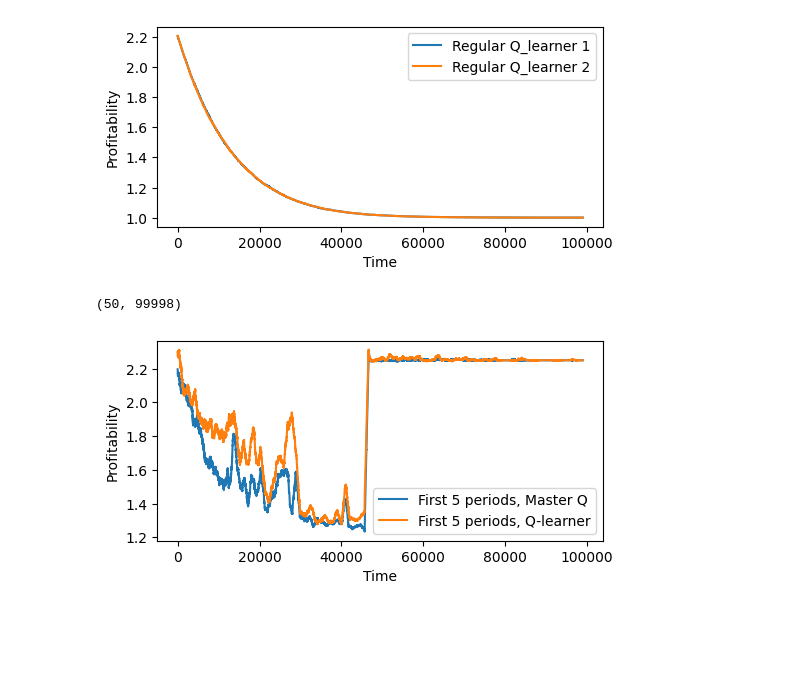
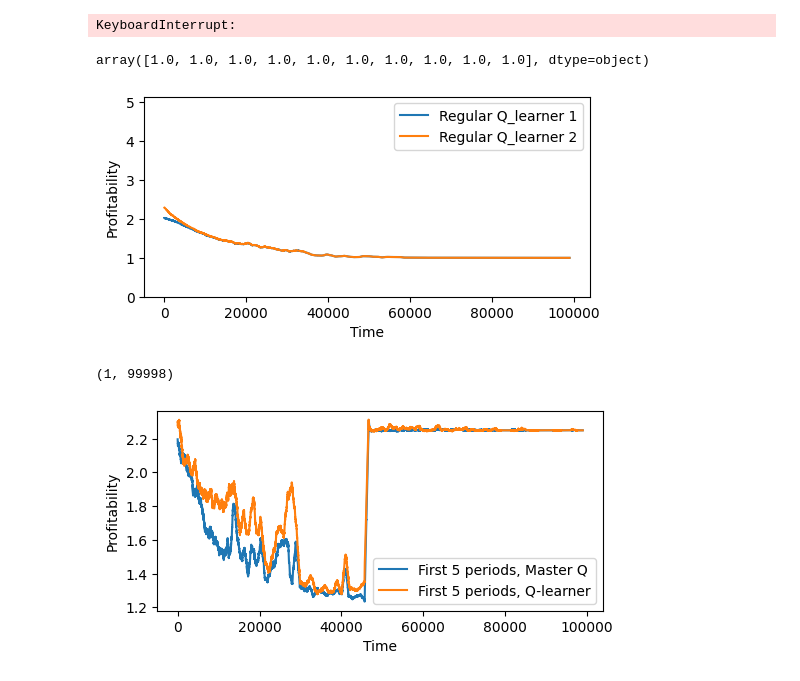
Before and after one commit to mortenvk/SpecialeProjekt, a Jupyter notebook: npc_2nd - Master Q.ipynb, the cells around one changed output. Drawn from its saved outputs; the diff is of its cells as text; code cells hidden in the pictures; blank space fills up the shorter version.

```diff
--- a/NewPD_MasterQ copy.ipynb
+++ b/npc_2nd - Master Q.ipynb
@@ -39,6 +45,21 @@ def npc_player(options, q_table, epsilon, prev, time):
     else:
         npc_choice = 1
     return npc_choice
+# %%
+@njit
+def npc_player_gen2(options, q_table, epsilon, prev_q, prev_npc, iq_counter, jnpc_counter):
+    if prev_q[iq_counter-3] ==0 and prev_q[iq_counter-2]==0 and prev_q[iq_counter-1]==0:
+        npc_choice = 1
+        #print('Choices', prev_q, prev_npc, iq_counter, jnpc_counter)
+    elif prev_q[iq_counter-4] ==0 and prev_q[iq_counter-3]==0 and prev_q[iq_counter-2]==0:
+        #print(prev_npc[jnpc_counter-1])#int(prev_q[iq_counter-1])==0 and prev_npc[jnpc_counter-1]==1:
+
+        npc_choice = 0
+        #print('CASE')
+    else:
+        #print('tit4tat')
+        npc_choice = int(prev_q[iq_counter-1])
+    return npc_choice
 # %%
 @njit
 def regular_update(Q, prev, alpha, delta, prices, indic):
@@ -116,7 +137,6 @@ def PD_game(q_table, options, periods, alpha, theta, delta):
     a = len(options)
     Simple_Q_Table = np.zeros((a, a))
     interval_size = periods/15
-    print("interval",interval_size)
     prev_choices = np.zeros((2,2), dtype=numba.int64)
     reward_arr = np.zeros(int(periods-2))
     reward_arr_p2 = np.zeros(int(periods-2))
@@ -137,7 +157,7 @@ def PD_game(q_table, options, periods, alpha, theta, delta):
                 #print("TimeCHeck",time_for_q,time_for_q)
                 #print('time for q', time_for_q, 'prev time for q', prev_time_for_q, "prev", prev_choices)
                 #update(q_table, prev_choices, alpha, delta, options, time_for_q, prev_time_for_q, t, interval_size)
-                #p_i = master_q_player(options, q_table, epsilon, prev_choices[1,1], time_for_q)
+                #p_i =int(master_q_player(options, q_table, epsilon, prev_choices[1,1], time_for_q))
 
                 #In Case of Q opponent:
                 regular_update(Simple_Q_Table, prev_choices, alpha, delta, options, 1)
@@ -146,22 +166,24 @@ def PD_game(q_table, options, periods, alpha, theta, delta):
                 prev_choices[0,0] = prev_choices[0,1]
                 prev_choices[0,1] = p_i
                 prev_choices[1,0] = prev_choices[1,1]
-                all_choices1[i_counter] = (options[p_i])
+                all_choices1[i_counter] = int(options[p_i])
                 i_counter += 1
                 #print('Spiller 1 tur: p:', prices[p_i],' p_j: ', prices[prev_p[1,1]],'iteration:', t,'Q_table: \n', Q_table)
                 reward_arr[t-3], reward_arr_p2[t-3] = PD_rewards(prev_choices[0,1], prev_choices[1,1])
             else:
                 #In Case of Q opponent:
-                regular_update(Simple_Q_Table, prev_choices, alpha, delta, options, 2)
-                p_j = simple_Q_learner(options, Simple_Q_Table, epsilon, prev_choices[0,1])
+                #regular_update(Simple_Q_Table, prev_choices, alpha, delta, options, 2)
+                #p_j = simple_Q_learner(options, Simple_Q_Table, epsilon, prev_choices[0,1])
                 #a hard coded opponent:
                 #p_j= npc_player(options, q_table, 0, all_choices1,j_counter)
+
+                p_j = int(npc_player_gen2(options, q_table, 0, all_choices1, all_choices2, j_counter, i_counter))
 
 
                 prev_choices[1,0] = prev_choices[1,1]
                 prev_choices[1,1] = p_j
                 prev_choices[0,0] = prev_choices[0,1]
-                all_choices2[j_counter] = (options[p_j])
+                all_choices2[j_counter] = int(options[p_j])
                 j_counter += 1
                 #print('Spiller 2 tur: p:', prices[p_j], 'p_i', prices[prev_p[0,1]],' iteration: ', t,'Q_table2: \n', Q_table2)
                 reward_arr[t-3], reward_arr_p2[t-3] = PD_rewards(prev_choices[0,1], prev_choices[1,1])
@@ -174,6 +196,8 @@ def many_games(prices, periods, alpha, theta, learners, delta, init_q):
     total_opt_arr = np.zeros((learners, 49), dtype = np.ndarray)
     avg_profit = np.zeros(learners)
     avg_profit2 = np.zeros(learners)
+    total_choice_arr = np.zeros((learners,int(periods/2)-1),dtype=np.ndarray)
+    total_choice_arr2 = np.zeros((learners,int(periods/2)-1),dtype=np.ndarray)
     change_arr = np.zeros((1,25))
     change_arr2 = np.zeros((1,25))
     init_Q = init_q #np.zeros((10,2,2))
@@ -182,15 +206,17 @@ def many_games(prices, periods, alpha, theta, learners, delta, init_q):
         all_choices1, all_choices2, reward_arr, reward_arr_p2, q_table = PD_game(init_Q, prices, periods, alpha, theta, delta)
         total_pro_arr[i] = reward_arr
         total_pro_arr2[i] = reward_arr_p2
+        total_choice_arr[i] = all_choices1
+        total_choice_arr2[i] = all_choices2
         #total_opt_arr[i] = arr_opt_i
         avg_profit[i] = np.mean(reward_arr[-10000:])
         avg_profit2[i] = np.mean(reward_arr_p2[-10000:])
         init_Q = q_table
 
-    return total_pro_arr, total_pro_arr2, avg_profit, avg_profit2, init_Q
+    return total_pro_arr, total_pro_arr2, avg_profit, avg_profit2, init_Q, total_choice_arr, total_choice_arr2
 # %%
 options = np.array([0,1])
 init_Q = np.zeros((15,2,2))
-rewards_p1, rewards_p2, avg_prof, avg_prof2, final_Q = many_games(options, 100000, 0.3, 0.0000922, 100 ,0.95, init_Q)
+rewards_p1, rewards_p2, avg_prof, avg_prof2, final_Q, choices1, choices2 = many_games(options, 100000, 0.3, 0.0000922, 100 ,0.95, init_Q)
 final_Q
 # %% [output]
@@ -228,6 +254,13 @@ array([[[0., 0.],
 
        [[0., 0.],
         [0., 0.]]])
+# %%
+np.histogram(choices1)
+plt.hist(choices1)
+
+plt.show()
+# %% [output]
+KeyboardInterrupt:
 # %%
 def moving_avg(fst_arr, snd_arr, window_size):
 
@@ -254,34 +287,40 @@ def moving_avg(fst_arr, snd_arr, window_size):
 
 def prof_means(prof_arr1, prof_arr2):
     return np.mean(prof_arr1, axis=0), np.mean(prof_arr2, axis=0)
+# %%
+last_ten_q = np.array(choices1[99,-10:])
+last_ten = np.array(choices2[99,-10:])
+last_ten_q
+# %% [output]
+array([1.0, 1.0, 1.0, 1.0, 1.0, 1.0, 1.0, 1.0, 1.0, 1.0], dtype=object)
 # %%
 samlet_prof, samlet_prof2 = prof_means(rewards_p1, rewards_p2)
 # %%
 
 profitability_arr, profitability_arr2 = moving_avg(samlet_prof, samlet_prof2, 1000)
 avg_timend = time.time()
 #print('ending moving average. time: ', (avg_timend - avgtime))
 #np.savetxt("<file>.csv", moving_averages, delimiter = ',')
 #print(moving_averages)
 
 t_arr1 = np.arange(0,98999)
 t_arr2 = np.arange(0,98999)
 fig, ax = plt.subplots(figsize =(5.75, 2.6))
 plt.plot(t_arr1,profitability_arr,'-',label='Regular Q_learner 1')
 plt.plot(t_arr2,profitability_arr2,'-', label='Regular Q_learner 2')
 #plt.axhline(y=0.125, color='k', linestyle = '--')
 #plt.axhline(y=0.061, color='k', linestyle = '--')
 plt.xlabel("Time")
 plt.ylabel("Profitability")
-#plt.ylim(0.00,0.15)
+plt.ylim(0.00,5.15)
 plt.legend()
 plt.show()
 # %% [output]
-[figure, old version]
+[figure, new version]
 # %%
 np.shape(rewards_p1)
 # %% [output]
-(50, 99998)
+(1, 99998)
 # %%
 first_fivep1 = rewards_p1[0:5,:]
 first_fivep2 = rewards_p2[0:5,:]
```
Also changed, not shown: parts of 2 cells of this notebook, 3 other files.
